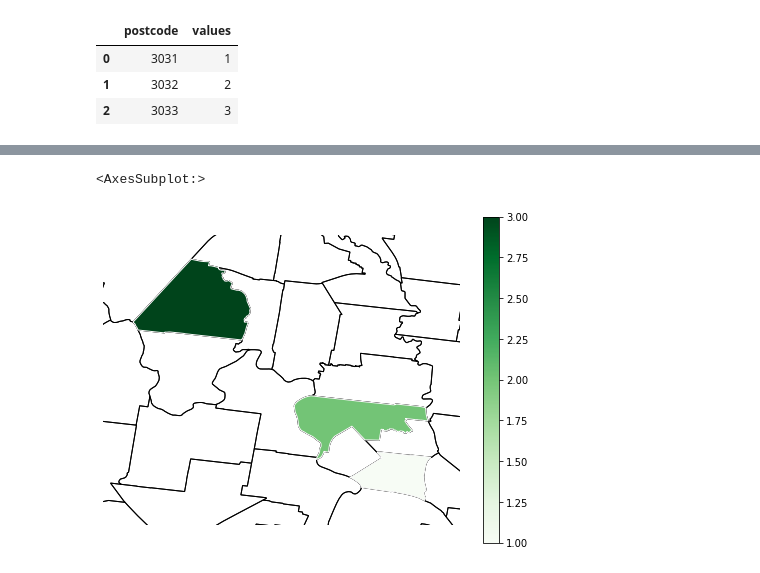
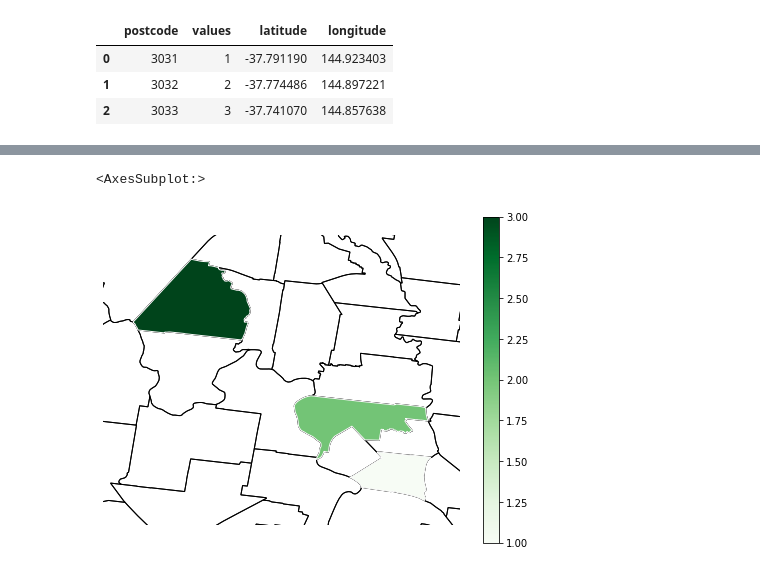
Before and after one commit to MAST30034-Applied-Data-Science/generic-real-estate-consulting-project-group-32, a Jupyter notebook: notebooks/Geovisualization.ipynb, the cells around one changed output, grey strips where cells are left out. Drawn from its saved outputs; the diff is of its cells as text; code cells hidden in the pictures.

Commit message:
Changed visualisation
added ability to work with longitude and latitude directly instead of postcode

```diff
--- a/notebooks/Geovisualization.ipynb
+++ b/notebooks/Geovisualization.ipynb
@@ -11,12 +11,13 @@ import geoplot.crs as gcrs
 import imageio
 # %%
 # Create an arbitrary example data frame
-df = pd.DataFrame(data = [[3031, 1], [3032, 2], [3033, 3]], columns = ["postcode", "values"])
+df = pd.DataFrame(data = [[3031, 1, -37.791190, 144.923403], [3032, 2, -37.774486,144.897221], [3033, 3, -37.741070, 144.857638]],
+                  columns = ["postcode", "values", "latitude", "longitude"])
 df
 # %% [output]
-|  | postcode | values |
-| 0 | 3031 | 1 |
-| 1 | 3032 | 2 |
-| 2 | 3033 | 3 |
+|  | postcode | values | latitude | longitude |
+| 0 | 3031 | 1 | -37.791190 | 144.923403 |
+| 1 | 3032 | 2 | -37.774486 | 144.897221 |
+| 2 | 3033 | 3 | -37.741070 | 144.857638 |
 # %%
 # Add SA2 code, and geometry
```
Also changed, not shown: parts of 2 cells of this notebook, 1 other file.
